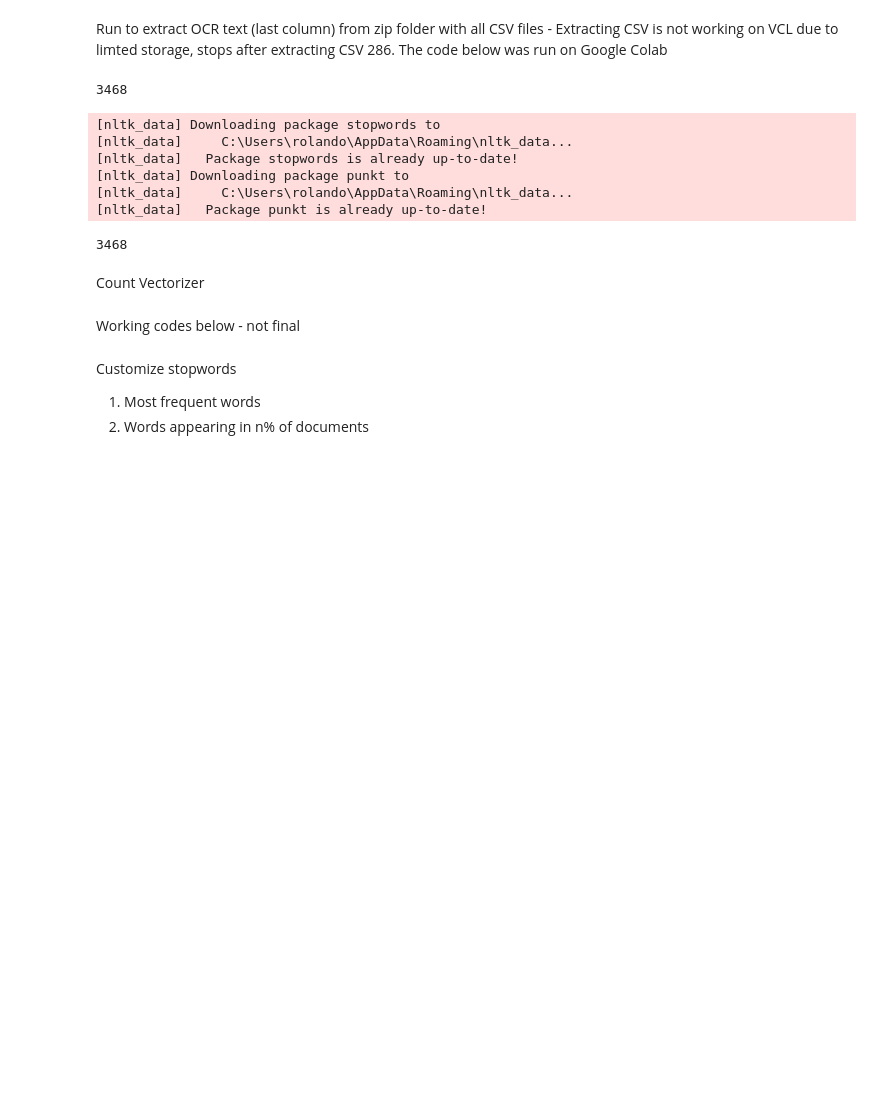
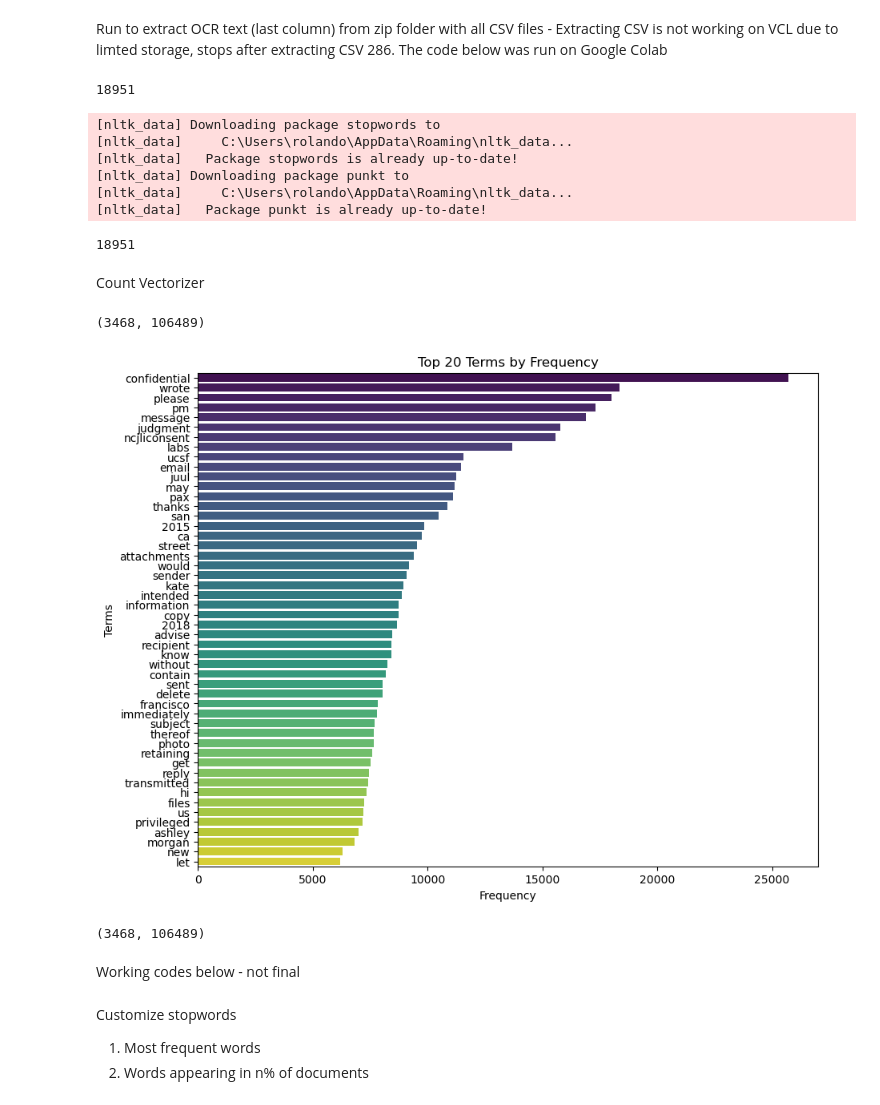
Before and after one commit to UNC-Libraries-data/juul_document_analysis, a Jupyter notebook: Influencer.ipynb, the cells around one changed output. Saved outputs shown, nothing was run; the diff lists cells and outputs as text; code cells hidden in the pictures; blank space fills up the shorter version.

```diff
--- a/Influencer.ipynb
+++ b/Influencer.ipynb
@@ -36,7 +36,7 @@ except OverflowError:
     print("The specified limit is too large!")
 
 id_count = 0
-with open('data\ocr_texts_vip.csv', mode='r', newline='') as file:
+with open('data\ocr_texts(celeb,celebrity,influencer).csv', mode='r', newline='') as file:
     reader = csv.reader(file)
     next(reader)  # Skip the header
     for row in reader:
@@ -44,7 +44,7 @@ with open('data\ocr_texts_vip.csv', mode='r', newline='') as file:
 
 print(id_count)
 # %% [output]
-3468
+18951
 # %%
 import re
 import nltk
@@ -74,7 +74,7 @@ def preprocess_text(text):
 ocr_texts = {}
 
 # Path to the CSV file
-csv_path = 'data\ocr_texts_vip.csv'
+csv_path = 'data\ocr_texts(celeb,celebrity,influencer).csv'
 
 # Read the OCR text from CSV into the dictionary
 with open(csv_path, mode='r', newline='') as file:
@@ -91,7 +91,7 @@ for doc_id, ocr_text in ocr_texts.items():
 # %%
 print(len(ocr_texts))
 # %% [output]
-3468
+18951
 # %% [markdown]
 Count Vectorizer
 # %%
@@ -108,10 +108,30 @@ doc_term_matrix = vectorizer.fit_transform(documents)
 
 # Convert the matrix to a DataFrame
 df = pd.DataFrame(doc_term_matrix.toarray(), columns=vectorizer.get_feature_names_out())
-df.insert(0, 'Document ID', document_ids)
+df.insert(0, 'Document ID', doc_ids)
 
 # Save the DataFrame to a CSV file
 csv_output_path = 'data\doc_term_matrix.csv'
 df.to_csv(csv_output_path, index=False)
+# %%
+print(doc_term_matrix.shape)
+# %% [output]
+(3468, 106489)
+# %%
+import seaborn as sns
+import matplotlib.pyplot as plt
+
+# Summing up the occurrences of each term.
+term_sums = df.iloc[:, 1:].sum().sort_values(ascending=False).head(50)  # Adjust the number of terms as needed.
+
+# Visualize
+plt.figure(figsize=(10, 8))
+sns.barplot(x=term_sums.values, y=term_sums.index, palette='viridis')
+plt.title('Top 20 Terms by Frequency')
+plt.xlabel('Frequency')
+plt.ylabel('Terms')
+plt.show()
+# %% [output]
+[figure, added]
 # %%
 from sklearn.feature_extraction.text import TfidfVectorizer
@@ -129,3 +150,7 @@ df = pd.DataFrame(tfidf_matrix.toarray(), columns=tfidf_vectorizer.get_feature_n
 # Save the DataFrame to a CSV file
 csv_output_path = 'data\ip_tfidf_matrix.csv'
 df.to_csv(csv_output_path, index=False)
+# %%
+print(tfidf_matrix.shape)
+# %% [output]
+(3468, 106489)
```
Also changed, not shown: parts of 3 cells of this notebook.
